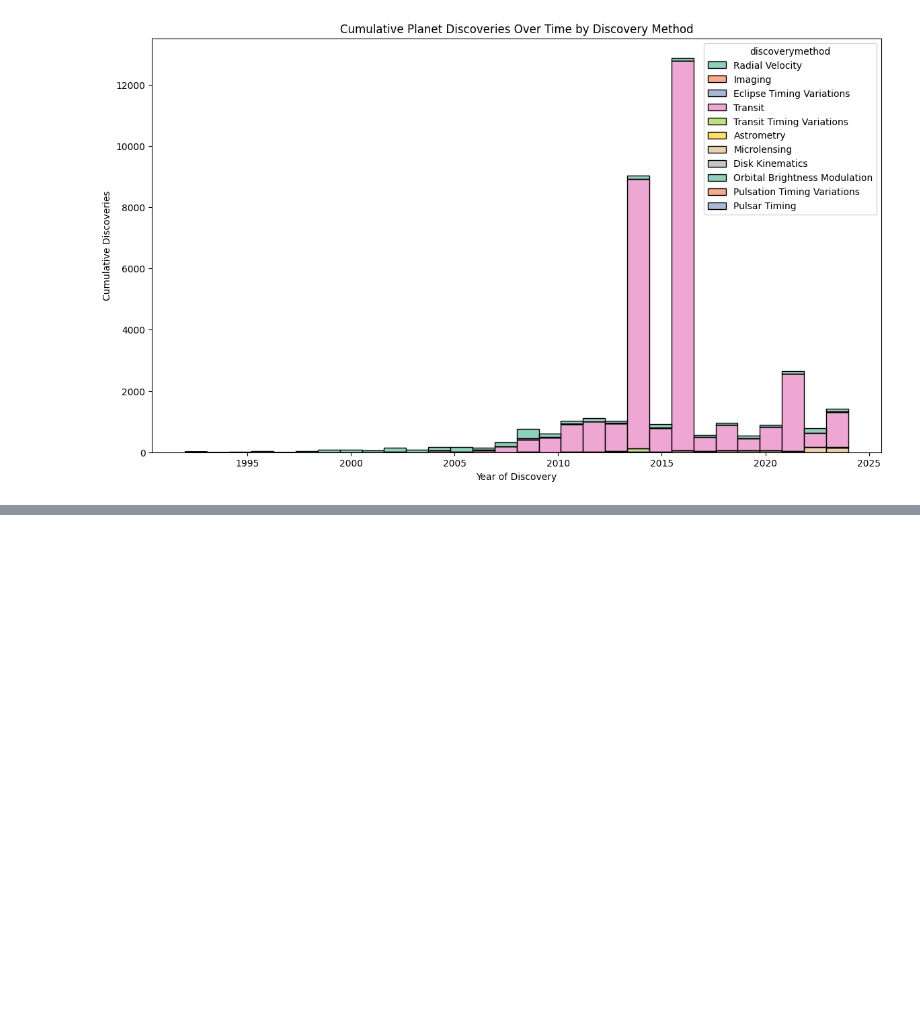
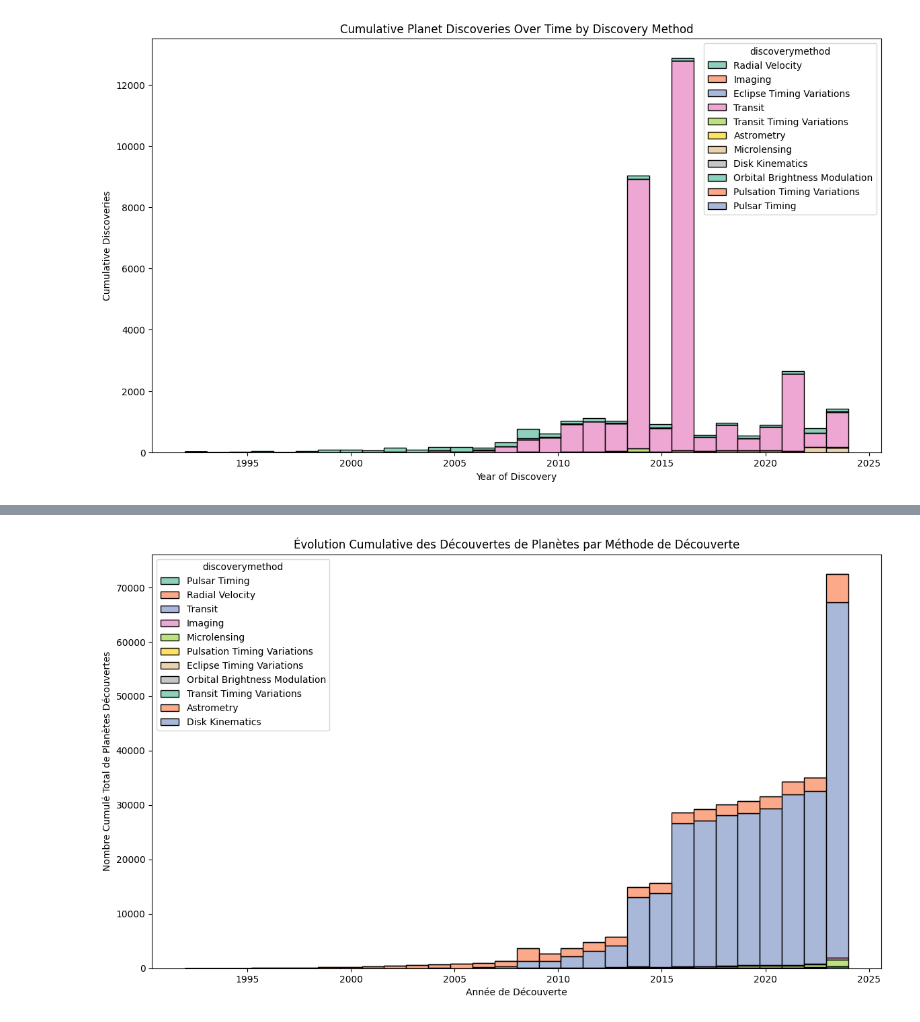
Before and after one commit to ClementGOUJON-dot/pe-hackathon, a Jupyter notebook: Clément.ipynb, the cells around one changed output, grey strips where cells are left out. Saved outputs shown, nothing was run; the diff lists cells and outputs as text; code cells hidden in the pictures; blank space fills up the shorter version.

```diff
--- a/Clément.ipynb
+++ b/Clément.ipynb
@@ -68,0 +125,29 @@ plt.show()
+# %%
+import pandas as pd
+import seaborn as sns
+import matplotlib.pyplot as plt
+
+# Charger les données nettoyées
+data = pd.read_csv('cleaned_data.csv')
+# Compter les découvertes par année et méthode
+data_counts = data.groupby(['disc_year', 'discoverymethod']).size().reset_index(name='discoveries')
+
+# Calculer le cumul des découvertes pour chaque méthode au fil des années
+data_counts['cumulative_discoveries'] = data_counts.groupby('discoverymethod')['discoveries'].cumsum()
+
+# Initialiser le graphique
+plt.figure(figsize=(14, 8))
+
+# Tracer le nombre cumulé de découvertes, empilées par méthode
+sns.histplot(data=data_counts, x="disc_year", weights="cumulative_discoveries", hue="discoverymethod",
+             multiple="stack", palette="Set2", bins=30)
+
+# Ajouter les labels et un titre
+plt.xlabel("Année de Découverte")
+plt.ylabel("Nombre Cumulé Total de Planètes Découvertes")
+plt.title("Évolution Cumulative des Découvertes de Planètes par Méthode de Découverte")
+
+# Afficher le graphique
+plt.show()
+# %% [output]
+[figure, added]
```
Also changed, not shown: parts of 3 cells of this notebook, 1 other file.
